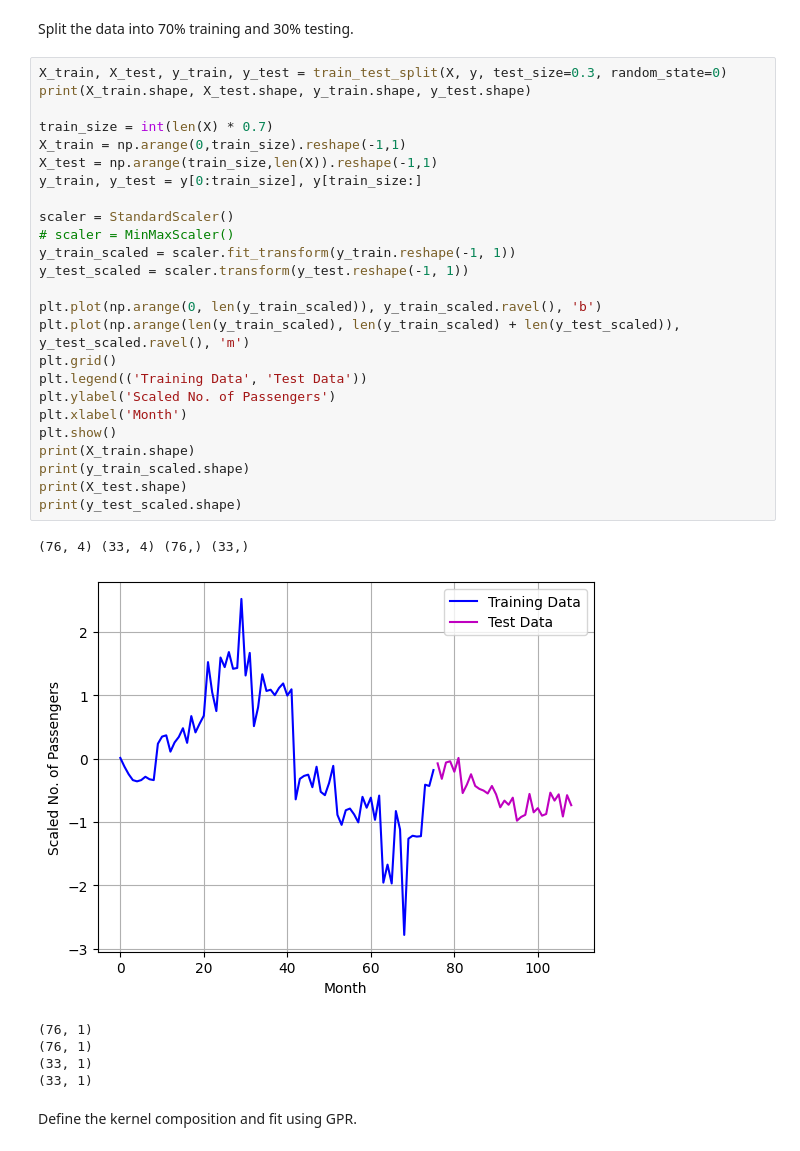
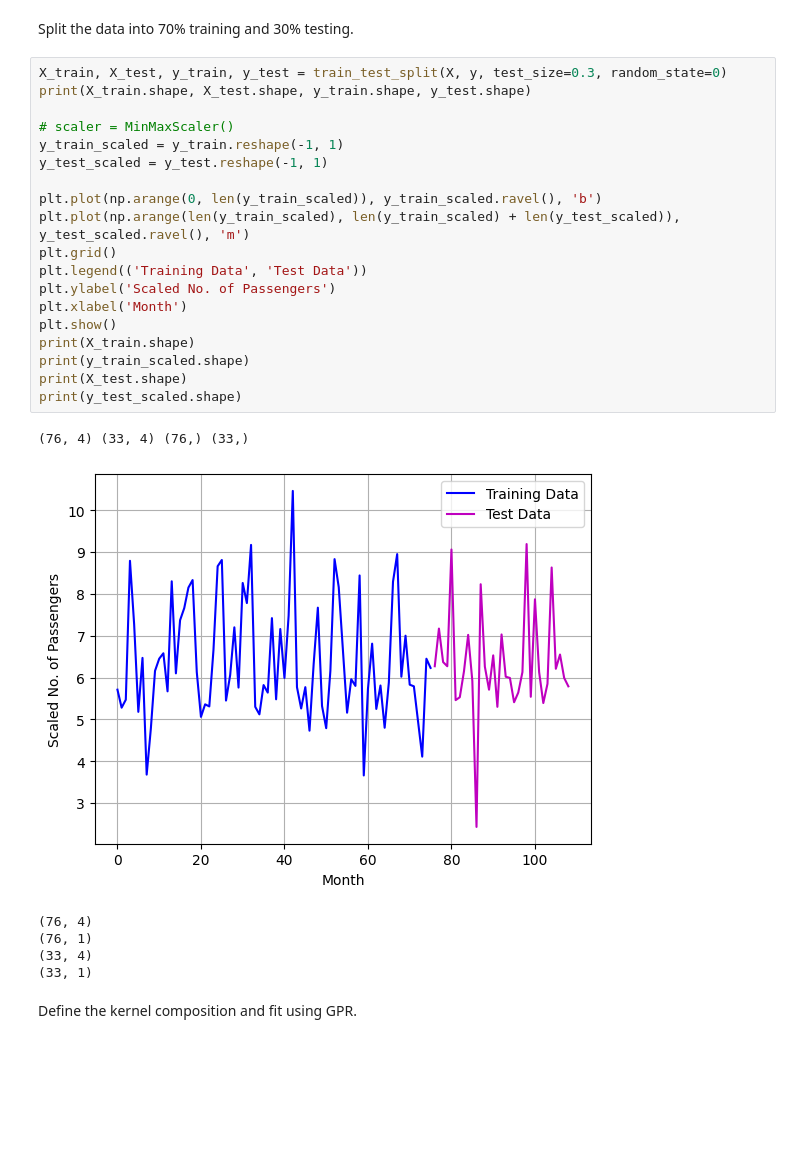
Before and after one commit to pctiope/AI221, a Jupyter notebook: Kernel_Methods/mex2_2_1.ipynb, the cells around one changed output. Saved outputs shown, nothing was run; the diff lists cells and outputs as text; blank space fills up the shorter version.

```diff
--- a/Kernel_Methods/mex2_2_1.ipynb
+++ b/Kernel_Methods/mex2_2_1.ipynb
@@ -46,35 +46,29 @@ Split the data into 70% training and 30% testing.
 # %%
 X_train, X_test, y_train, y_test = train_test_split(X, y, test_size=0.3, random_state=0)
 print(X_train.shape, X_test.shape, y_train.shape, y_test.shape)
 
-train_size = int(len(X) * 0.7)
-X_train = np.arange(0,train_size).reshape(-1,1)
-X_test = np.arange(train_size,len(X)).reshape(-1,1)
-y_train, y_test = y[0:train_size], y[train_size:]
-
-scaler = StandardScaler()
 # scaler = MinMaxScaler()
-y_train_scaled = scaler.fit_transform(y_train.reshape(-1, 1))
-y_test_scaled = scaler.transform(y_test.reshape(-1, 1))
+y_train_scaled = y_train.reshape(-1, 1)
+y_test_scaled = y_test.reshape(-1, 1)
 
 plt.plot(np.arange(0, len(y_train_scaled)), y_train_scaled.ravel(), 'b')
 plt.plot(np.arange(len(y_train_scaled), len(y_train_scaled) + len(y_test_scaled)), y_test_scaled.ravel(), 'm')
 plt.grid()
 plt.legend(('Training Data', 'Test Data'))
 plt.ylabel('Scaled No. of Passengers')
 plt.xlabel('Month')
 plt.show()
 print(X_train.shape)
 print(y_train_scaled.shape)
 print(X_test.shape)
 print(y_test_scaled.shape)
 # %% [output]
 (76, 4) (33, 4) (76,) (33,)
-[figure, old version]
+[figure, new version]
+(76, 4)
 (76, 1)
-(76, 1)
+(33, 4)
 (33, 1)
-(33, 1)
 # %% [markdown]
 Define the kernel composition and fit using GPR.
 # %%
```
Also changed, not shown: parts of 2 cells of this notebook, 10 other files.
